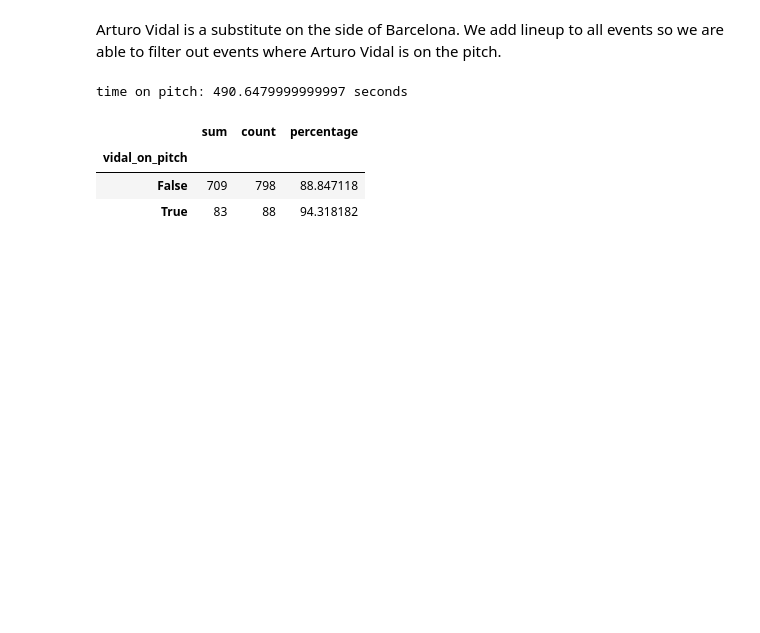
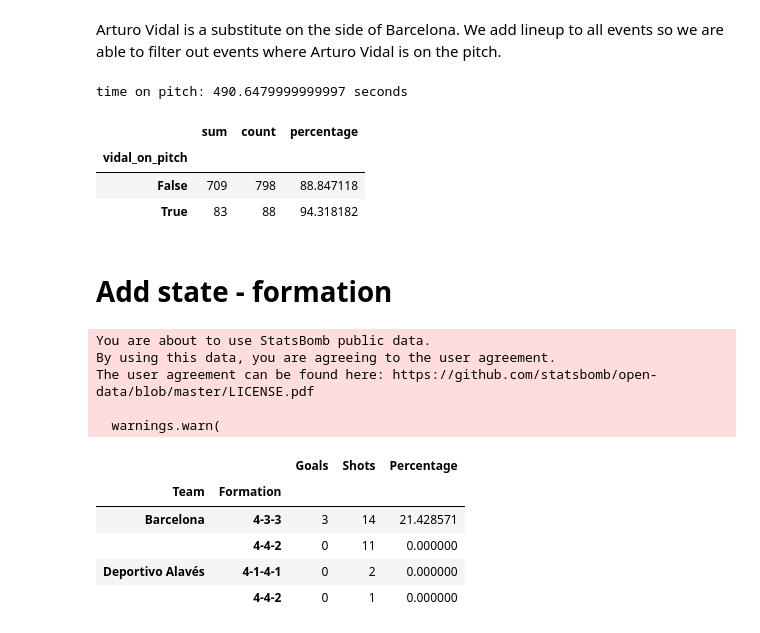
Before and after one commit to PySport/kloppy, a Jupyter notebook: docs/examples/state.ipynb, the cells around one changed output. Saved outputs shown, nothing was run; the diff lists cells and outputs as text; code cells hidden in the pictures; blank space fills up the shorter version.

Commit message:
Add docs for formation statebuilder, add contributors and bump version to 3.1.0

```diff
--- a/docs/examples/state.ipynb
+++ b/docs/examples/state.ipynb
@@ -135,3 +135,49 @@ dataframe
 | vidal_on_pitch |  |  |  |
 | False | 709 | 798 | 88.847118 |
 | True | 83 | 88 | 94.318182 |
+# %% [markdown]
+# Add state - formation
+# %%
+from kloppy import statsbomb
+from kloppy.domain import EventType
+
+
+dataset = statsbomb.load_open_data()
+
+dataframe = (
+    dataset
+    .add_state('formation')
+    .filter(
+        lambda event: event.event_type == EventType.SHOT
+    )
+    .to_pandas(additional_columns={
+        'Team': lambda event: str(event.team),
+        'Formation': lambda event: str(
+            event.state['formation'].home
+            if event.team == dataset.metadata.teams[0]
+            else event.state['formation'].away
+        )
+    })
+)
+# %% [output]
+You are about to use StatsBomb public data.
+By using this data, you are agreeing to the user agreement.
+The user agreement can be found here: https://github.com/statsbomb/open-data/blob/master/LICENSE.pdf
+
+  warnings.warn(
+# %%
+dataframe_stats = dataframe.groupby(['Team', 'Formation'])['success'].agg(['sum', 'count'])
+dataframe_stats['Percentage'] = dataframe_stats['sum'] / dataframe_stats['count'] * 100
+dataframe_stats.rename(
+    columns={
+        'sum': 'Goals',
+        'count': 'Shots'
+    }
+)
+# %% [output]
+|  |  | Goals | Shots | Percentage |
+| Team | Formation |  |  |  |
+| Barcelona | 4-3-3 | 3 | 14 | 21.428571 |
+|  | 4-4-2 | 0 | 11 | 0.000000 |
+| Deportivo Alavés | 4-1-4-1 | 0 | 2 | 0.000000 |
+|  | 4-4-2 | 0 | 1 | 0.000000 |
```
Also changed, not shown: 3 other files.
